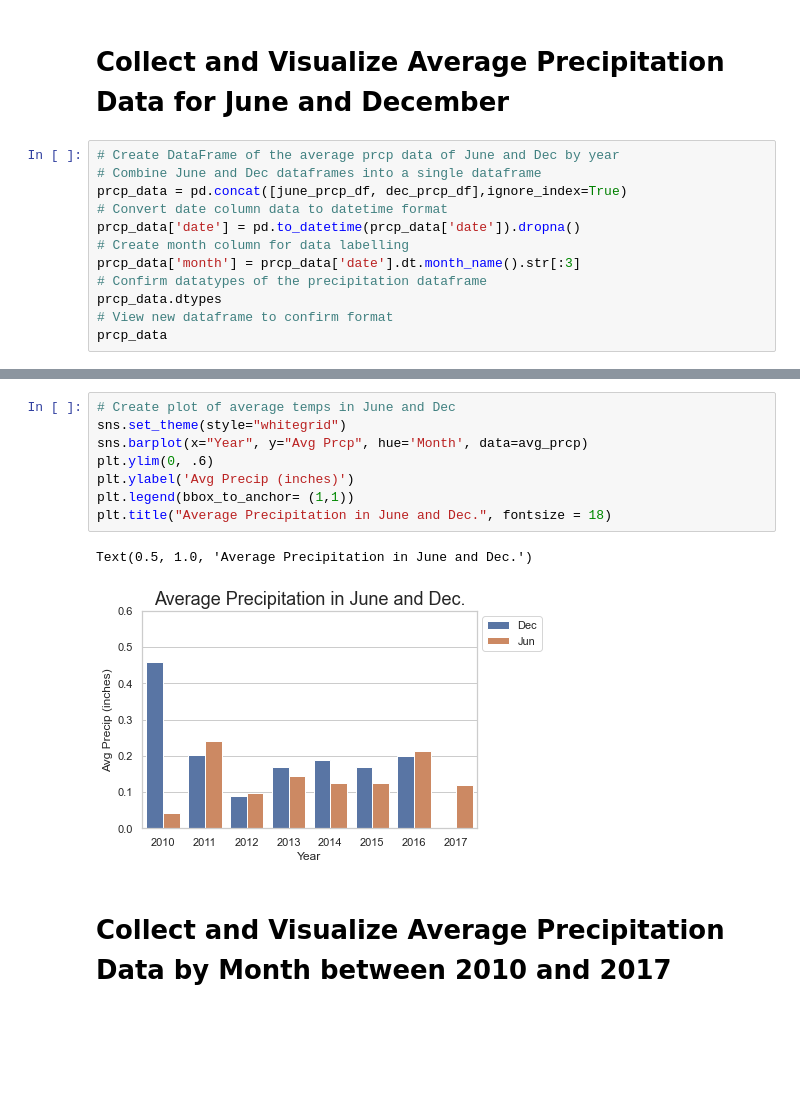
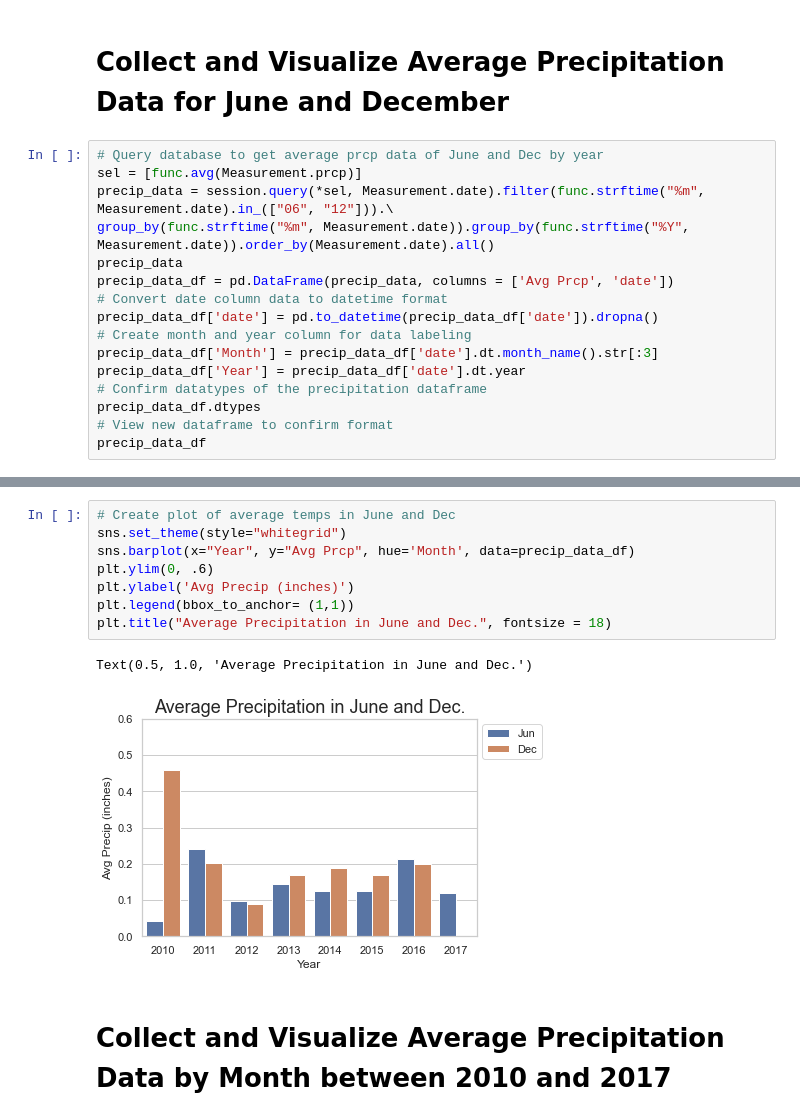
Before and after one commit to wattsr1/Surf-Ice-Cream-Shop-Analysis, a Jupyter notebook: SurfsUp_Challenge.ipynb, the cells around one changed output, grey strips where cells are left out. Saved outputs shown, nothing was run; the diff lists cells and outputs as text; blank space fills up the shorter version.

```diff
--- a/SurfsUp_Challenge.ipynb
+++ b/SurfsUp_Challenge.ipynb
@@ -324,15 +260,19 @@ dec_prcp_df.describe()
 # %% [markdown]
 # Collect and Visualize Average Precipitation Data for June and December
 # %%
-# Create DataFrame of the average prcp data of June and Dec by year
-# Combine June and Dec dataframes into a single dataframe
-prcp_data = pd.concat([june_prcp_df, dec_prcp_df],ignore_index=True)
+# Query database to get average prcp data of June and Dec by year
+sel = [func.avg(Measurement.prcp)]
+precip_data = session.query(*sel, Measurement.date).filter(func.strftime("%m", Measurement.date).in_(["06", "12"])).\
+group_by(func.strftime("%m", Measurement.date)).group_by(func.strftime("%Y", Measurement.date)).order_by(Measurement.date).all()
+precip_data
+precip_data_df = pd.DataFrame(precip_data, columns = ['Avg Prcp', 'date'])
 # Convert date column data to datetime format
-prcp_data['date'] = pd.to_datetime(prcp_data['date']).dropna()
-# Create month column for data labelling
-prcp_data['month'] = prcp_data['date'].dt.month_name().str[:3]
+precip_data_df['date'] = pd.to_datetime(precip_data_df['date']).dropna()
+# Create month and year column for data labeling
+precip_data_df['Month'] = precip_data_df['date'].dt.month_name().str[:3]
+precip_data_df['Year'] = precip_data_df['date'].dt.year
 # Confirm datatypes of the precipitation dataframe
-prcp_data.dtypes
+precip_data_df.dtypes
 # View new dataframe to confirm format
-prcp_data
+precip_data_df
 # %% [output]
@@ -385,14 +295,14 @@ avg_prcp
 # %%
 # Create plot of average temps in June and Dec
 sns.set_theme(style="whitegrid")
-sns.barplot(x="Year", y="Avg Prcp", hue='Month', data=avg_prcp)
+sns.barplot(x="Year", y="Avg Prcp", hue='Month', data=precip_data_df)
 plt.ylim(0, .6)
 plt.ylabel('Avg Precip (inches)')
 plt.legend(bbox_to_anchor= (1,1))
 plt.title("Average Precipitation in June and Dec.", fontsize = 18)
 # %% [output]
 Text(0.5, 1.0, 'Average Precipitation in June and Dec.')
-[figure, old version]
+[figure, new version]
 # %% [markdown]
 # Collect and Visualize Average Precipitation Data by Month between 2010 and 2017
 # %%
```
Also changed, not shown: parts of 18 cells of this notebook, 4 other files.
